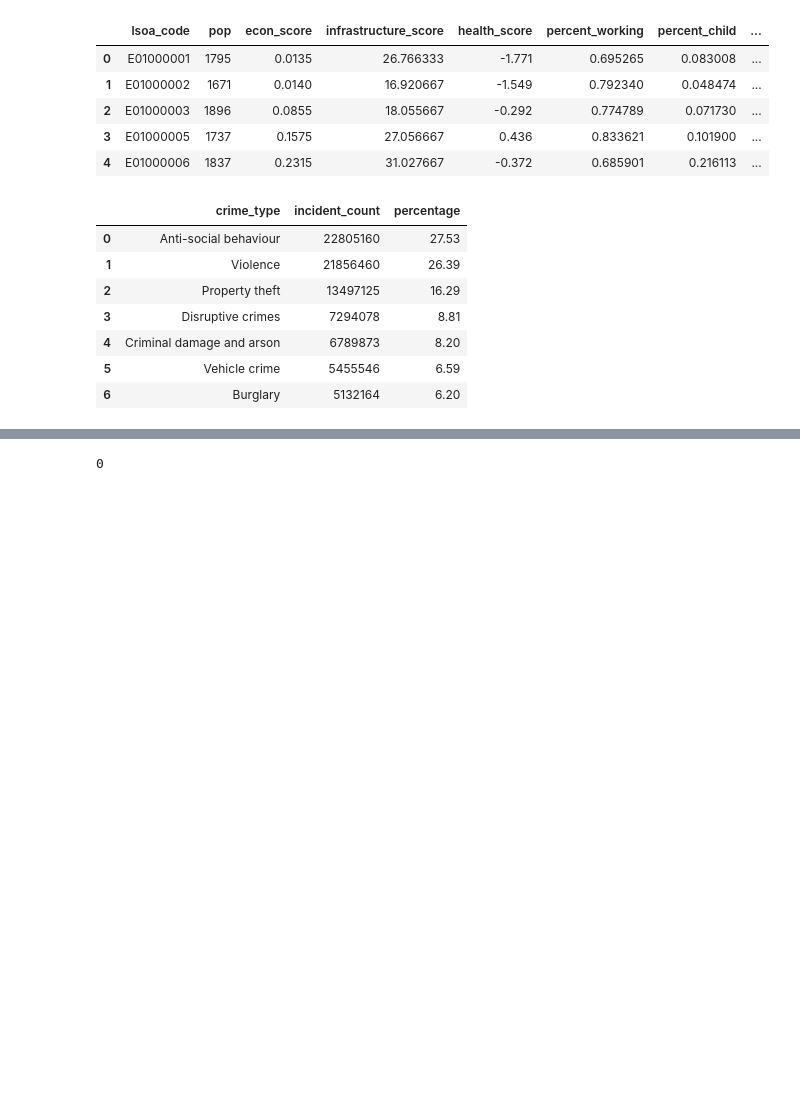
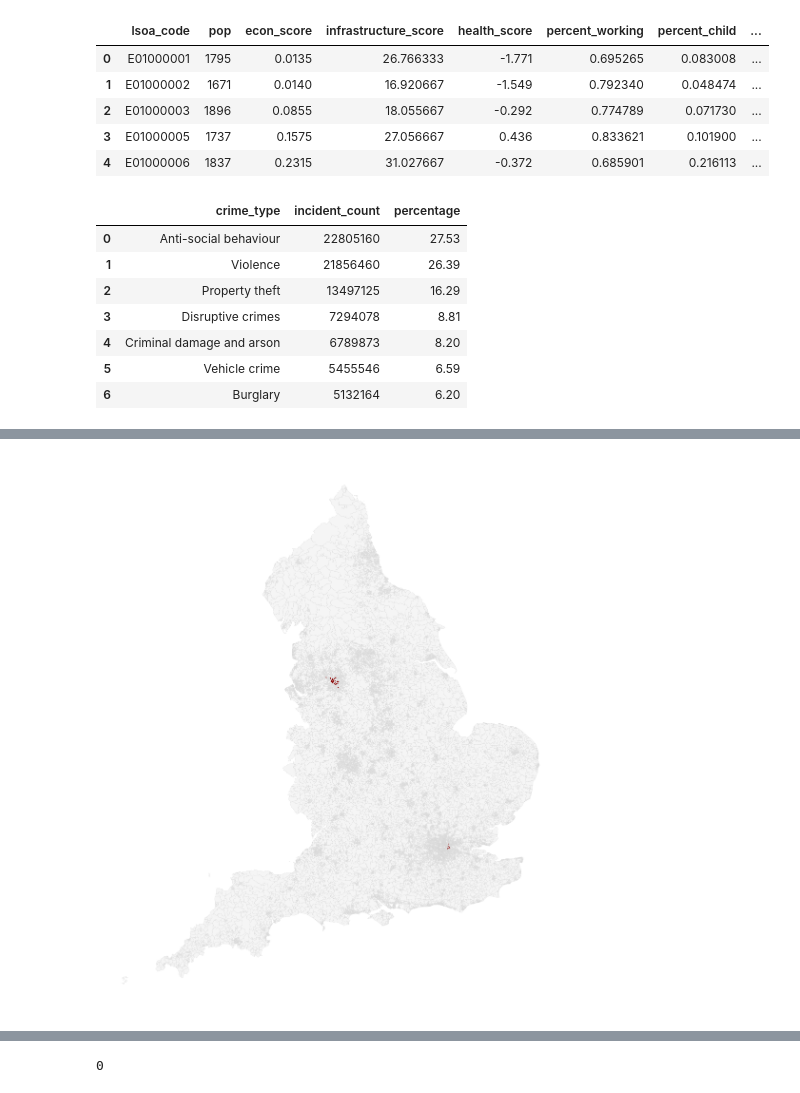
Before and after one commit to catherinekasia/G8-4CBLW020, a Jupyter notebook: data_pipeline/02_clean_database.ipynb, the cells around one changed output, grey strips where cells are left out. Drawn from its saved outputs; the diff is of its cells as text; code cells hidden in the pictures; blank space fills up the shorter version.

Commit message:
Find missing lsoas in crime data

```diff
--- a/data_pipeline/02_clean_database.ipynb
+++ b/data_pipeline/02_clean_database.ipynb
@@ -441,0 +482,35 @@ display(crime_df)
+# %%
+#7a plotting
+gdf = gpd.read_file('../data/lsoa_spatial.geojson')
+
+missing_codes_list = missing_england.tolist()
+
+#separate between missing and normal lsoas
+england_base_map = gdf[~gdf['LSOA21CD'].str.startswith('W', na=False)]
+missing_map_df = gdf[gdf['LSOA21CD'].isin(missing_codes_list)]
+
+fig, ax = plt.subplots(1, 1, figsize=(15, 15))
+
+england_base_map.plot(
+    ax=ax,
+    color='whitesmoke',
+    edgecolor='lightgrey',
+    linewidth=0.2
+)
+
+
+if not missing_map_df.empty:
+    missing_map_df.plot(
+        ax=ax,
+        color='red',
+        edgecolor='darkred',
+        linewidth=1
+    )
+
+
+ax.axis('off')
+
+plt.savefig('../data/missing_lsoas_map.png', dpi=300, bbox_inches='tight')
+plt.show()
+# %% [output]
+[figure, added]
```
Also changed, not shown: parts of 8 cells of this notebook.
